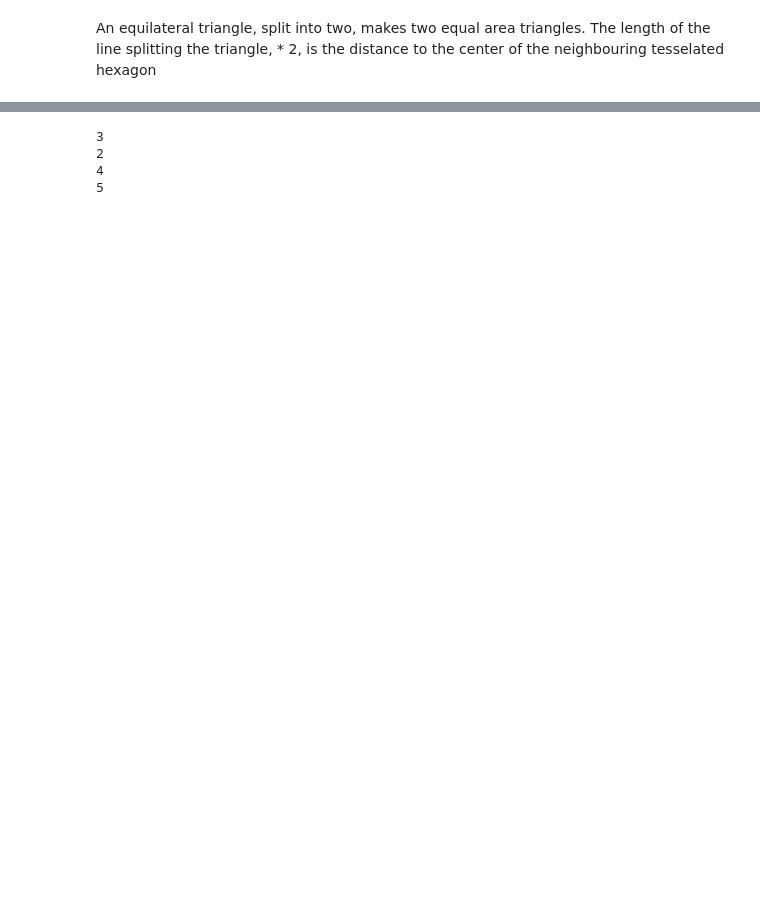
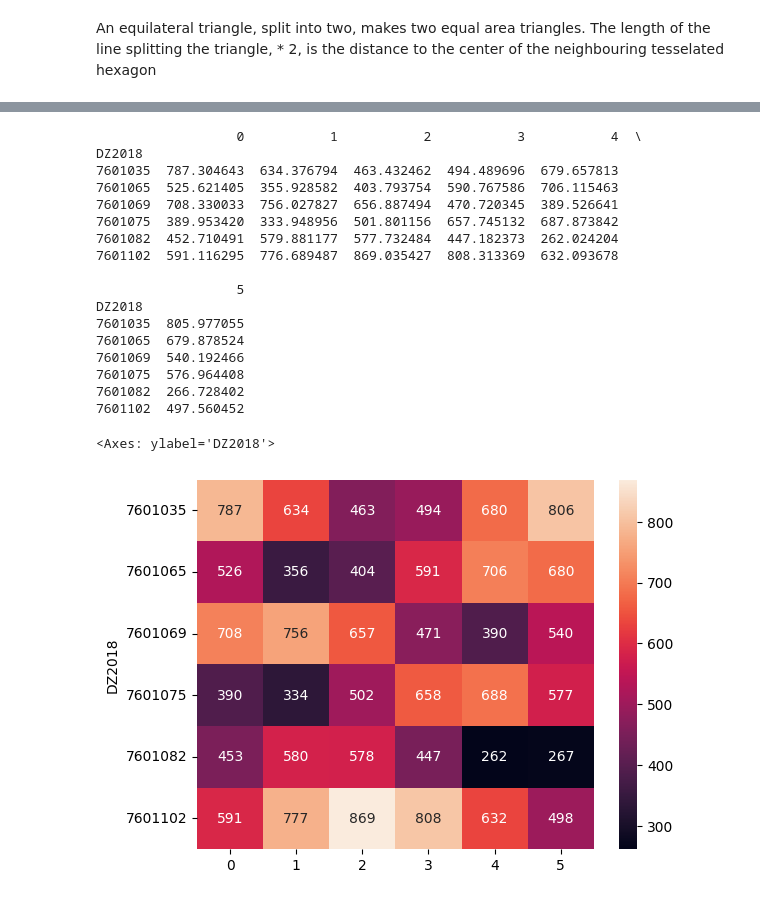
Before and after one commit to UoA-eResearch/IMD, a Jupyter notebook: hexagons.ipynb, the cells around one changed output, grey strips where cells are left out. Drawn from its saved outputs; the diff is of its cells as text; code cells hidden in the pictures; blank space fills up the shorter version.

```diff
--- a/hexagons.ipynb
+++ b/hexagons.ipynb
@@ -130,8 +152,25 @@ gpd.GeoSeries(start_hexagon).plot(ax=ax, edgecolor="red", facecolor="none")
-# %%
-for neighbour in neighbours.centroid:
-    print(hex_neighbours.distance(neighbour).idxmin())
-# %% [output]
-3
-2
-4
-5
+# %%
+# Build a cost distance matrix
+distance_matrix = neighbours.centroid.apply(lambda n: n.distance(hex_neighbours.centroid))
+print(distance_matrix)
+sns.heatmap(distance_matrix.round(), annot=True, fmt=".0f")
+# %% [output]
+                  0           1           2           3           4  \
+DZ2018
+7601035  787.304643  634.376794  463.432462  494.489696  679.657813
+7601065  525.621405  355.928582  403.793754  590.767586  706.115463
+7601069  708.330033  756.027827  656.887494  470.720345  389.526641
+7601075  389.953420  333.948956  501.801156  657.745132  687.873842
+7601082  452.710491  579.881177  577.732484  447.182373  262.024204
+7601102  591.116295  776.689487  869.035427  808.313369  632.093678
+
+                  5
+DZ2018
+7601035  805.977055
+7601065  679.878524
+7601069  540.192466
+7601075  576.964408
+7601082  266.728402
+7601102  497.560452
+<Axes: ylabel='DZ2018'>
+[figure, added]
```
Also changed, not shown: parts of 19 cells of this notebook.
